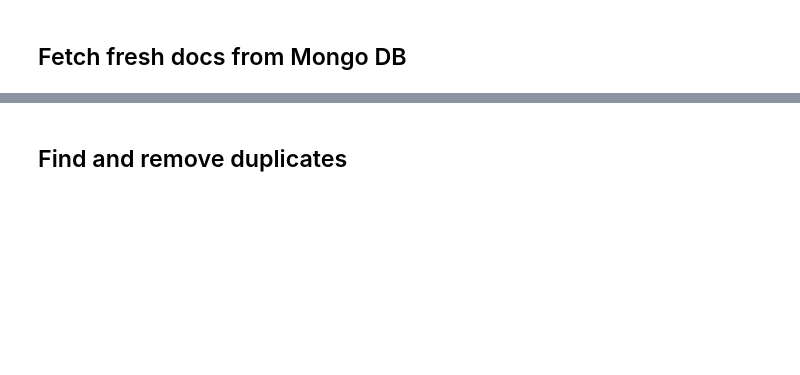
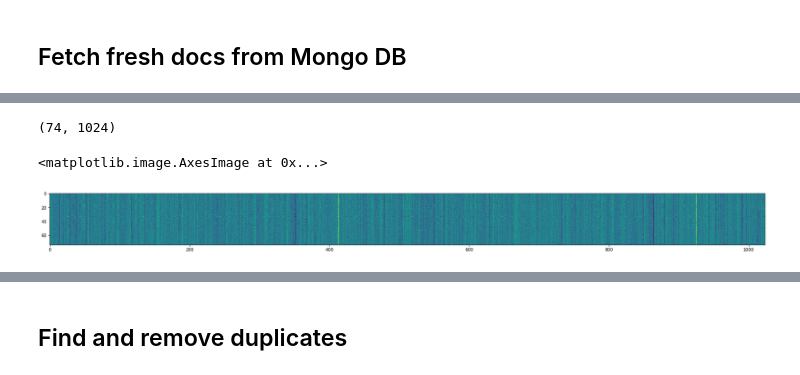
Before and after one commit to LitJane/analyser, a Jupyter notebook: trainsets/export_trainset.ipynb, the cells around one changed output, grey strips where cells are left out. Cells and saved outputs as stored; diff of their text form; code cells hidden in the pictures; blank space fills up the shorter version.

Commit message:
exploring "insides" patterns

```diff
--- a/trainsets/export_trainset.ipynb
+++ b/trainsets/export_trainset.ipynb
@@ -173,0 +289,7 @@ DB HOST IS: 192.168.10.36
+# %%
+insides = insides.drop_duplicates(subset=['text'], keep='last')
+insides.sort_values(['value']).to_csv('insides.csv', index=True)
+# %%
+from tf_support.embedder_elmo import ElmoEmbedder
+
+embedder = ElmoEmbedder.get_instance()
@@ -173,0 +298,3 @@ DB HOST IS: 192.168.10.36
+# %%
+strings = [ r.text for i,r in  insides.iterrows() ]
+strings[2:8]
@@ -173,0 +342,11 @@ DB HOST IS: 192.168.10.36
+# %%
+embeddings = embedder.embedd_strings(strings)
+# %%
+print(embeddings.shape)
+
+plt.figure(figsize=(30,10))
+plt.imshow(embeddings)
+# %% [output]
+(74, 1024)
+<matplotlib.image.AxesImage at 0x...>
+[figure, added]
```
Also changed, not shown: parts of 35 cells of this notebook.
